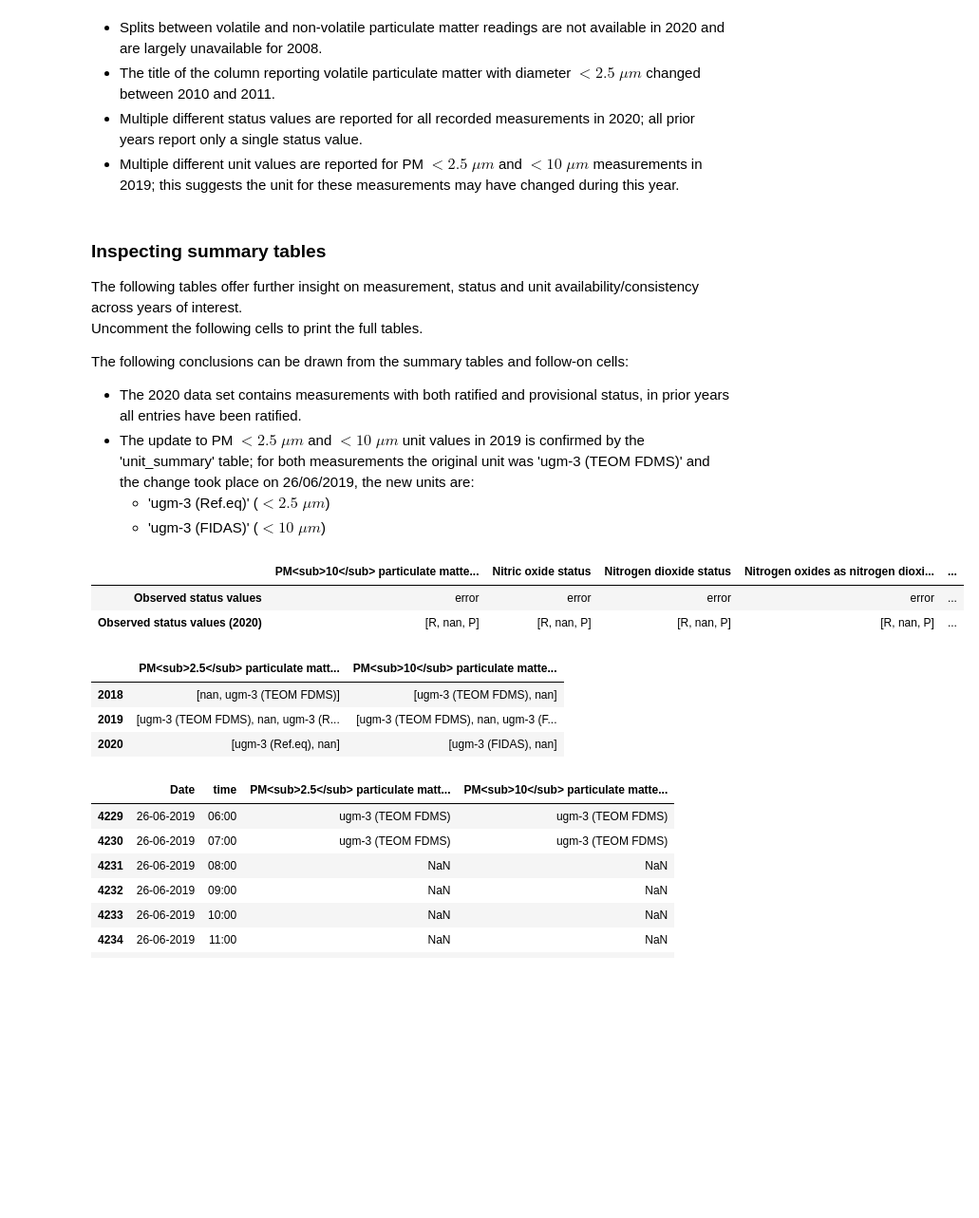
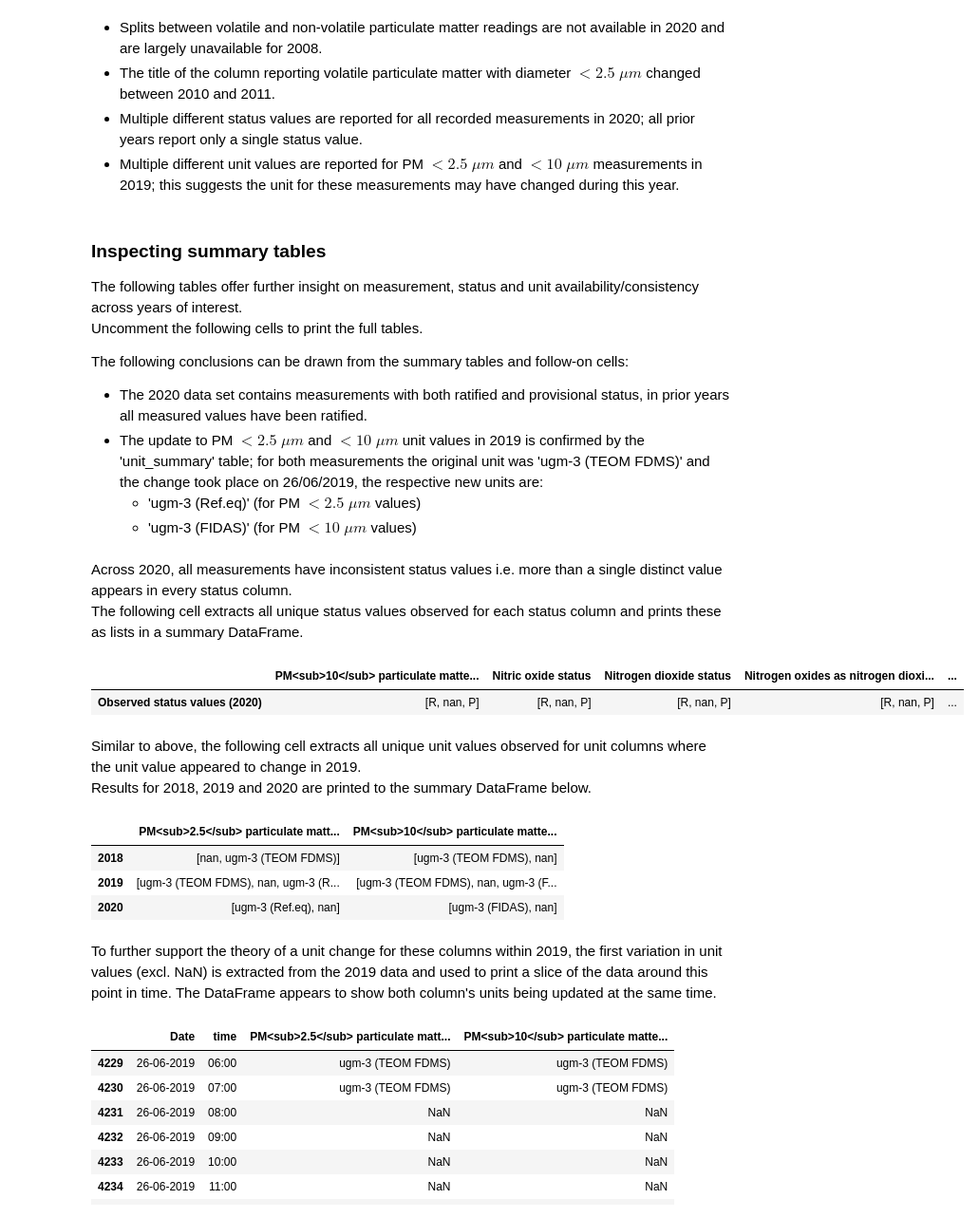
Before and after one commit to Simon-Lee-UK/air-pollution, a Jupyter notebook: analysis/1_0_explore_data_oxford.ipynb, the cells around one changed output. Shown at 95% size. Saved outputs shown, nothing was run; the diff lists cells and outputs as text; code cells hidden in the pictures; blank space fills up the shorter version.

Commit message:
Improve notes on Oxford data findings

```diff
--- a/analysis/1_0_explore_data_oxford.ipynb
+++ b/analysis/1_0_explore_data_oxford.ipynb
@@ -121,32 +121,37 @@ The following tables offer further insight on measurement, status and unit avail
 Uncomment the following cells to print the full tables.
 
 The following conclusions can be drawn from the summary tables and follow-on cells:
-- The 2020 data set contains measurements with both ratified and provisional status, in prior years all entries have been ratified.
-- The update to PM $< 2.5 \;\mu m$ and $< 10 \;\mu m$ unit values in 2019 is confirmed by the 'unit_summary' table; for both measurements the original unit was 'ugm-3 (TEOM FDMS)' and the change took place on 26/06/2019, the new units are:
-    - 'ugm-3 (Ref.eq)' ($< 2.5 \;\mu m$)
-    - 'ugm-3 (FIDAS)' ($< 10 \;\mu m$)
+- The 2020 data set contains measurements with both ratified and provisional status, in prior years all measured values have been ratified.
+- The update to PM $< 2.5 \;\mu m$ and $< 10 \;\mu m$ unit values in 2019 is confirmed by the 'unit_summary' table; for both measurements the original unit was 'ugm-3 (TEOM FDMS)' and the change took place on 26/06/2019, the respective new units are:
+    - 'ugm-3 (Ref.eq)' (for PM $< 2.5 \;\mu m$ values)
+    - 'ugm-3 (FIDAS)' (for PM $< 10 \;\mu m$ values)
 # %%
 # measurement_summary
 # %%
 # status_summary
 # %%
 # unit_summary
+# %% [markdown]
+Across 2020, all measurements have inconsistent status values i.e. more than a single distinct value appears in every status column.
+The following cell extracts all unique status values observed for each status column and prints these as lists in a summary DataFrame.
 # %%
 df_2020 = data_dict[2020].copy()
 status_columns = [col for col in df_2020.columns if status_str in col]
 status_values_2020 = pd.DataFrame(
-    {col: "error" for col in status_columns}, index=["Observed status values"]
+    {col: "error" for col in status_columns}, index=["Observed status values (2020)"]
 )
 for column in status_columns:
     status_values_2020.loc["Observed status values (2020)", column] = (
         df_2020[column].unique().tolist()
     )
 
 status_values_2020
 # %% [output]
 |  | PM<sub>10</sub> particulate matte... | Nitric oxide status | Nitrogen dioxide status | Nitrogen oxides as nitrogen dioxi... | ... |
-| Observed status values | error | error | error | error | ... |
 | Observed status values (2020) | [R, nan, P] | [R, nan, P] | [R, nan, P] | [R, nan, P] | ... |
+# %% [markdown]
+Similar to above, the following cell extracts all unique unit values observed for unit columns where the unit value appeared to change in 2019.
+Results for 2018, 2019 and 2020 are printed to the summary DataFrame below.
 # %%
 df_2018 = data_dict[2018].copy()
 df_2019 = data_dict[2019].copy()
@@ -169,6 +174,8 @@ inconsistent_units
 | 2018 | [nan, ugm-3 (TEOM FDMS)] | [ugm-3 (TEOM FDMS), nan] |
 | 2019 | [ugm-3 (TEOM FDMS), nan, ugm-3 (R... | [ugm-3 (TEOM FDMS), nan, ugm-3 (F... |
 | 2020 | [ugm-3 (Ref.eq), nan] | [ugm-3 (FIDAS), nan] |
+# %% [markdown]
+To further support the theory of a unit change for these columns within 2019, the first variation in unit values (excl. NaN) is extracted from the 2019 data and used to print a slice of the data around this point in time. The DataFrame appears to show both column's units being updated at the same time.
 # %%
 inspect_2019 = df_2019.copy()
 datetime_incl = ["Date", "time"] + target_columns
```
Also changed, not shown: parts of 2 cells of this notebook, 1 other file.
